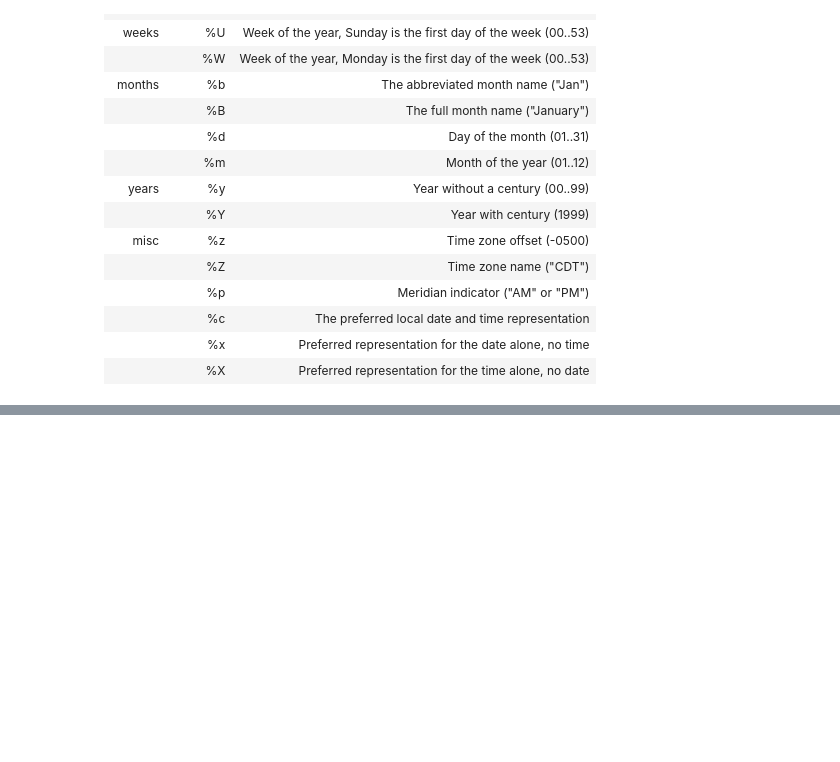
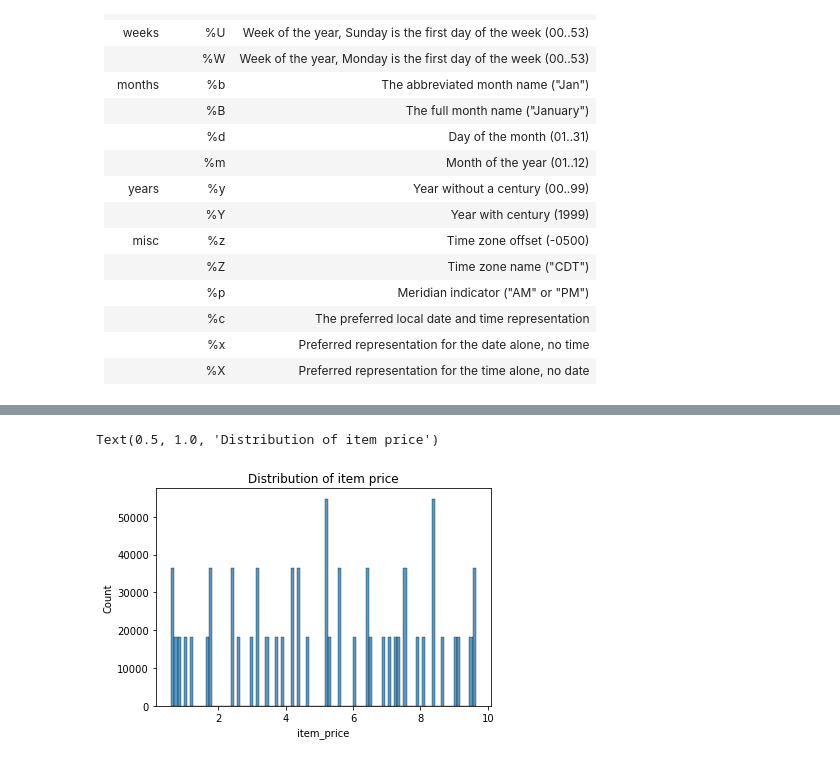
Before and after one commit to tim-keriazes/time-series-exercises, a Jupyter notebook: data_preparation_exercises.ipynb, the cells around one changed output, grey strips where cells are left out. Saved outputs shown, nothing was run; the diff lists cells and outputs as text; code cells hidden in the pictures; blank space fills up the shorter version.

```diff
--- a/data_preparation_exercises.ipynb
+++ b/data_preparation_exercises.ipynb
@@ -27,0 +70,6 @@
+# %%
+sns.histplot(df.item_price)
+plt.title('Distribution of item price')
+# %% [output]
+Text(0.5, 1.0, 'Distribution of item price')
+[figure, added]
```
Also changed, not shown: parts of 29 cells of this notebook.
